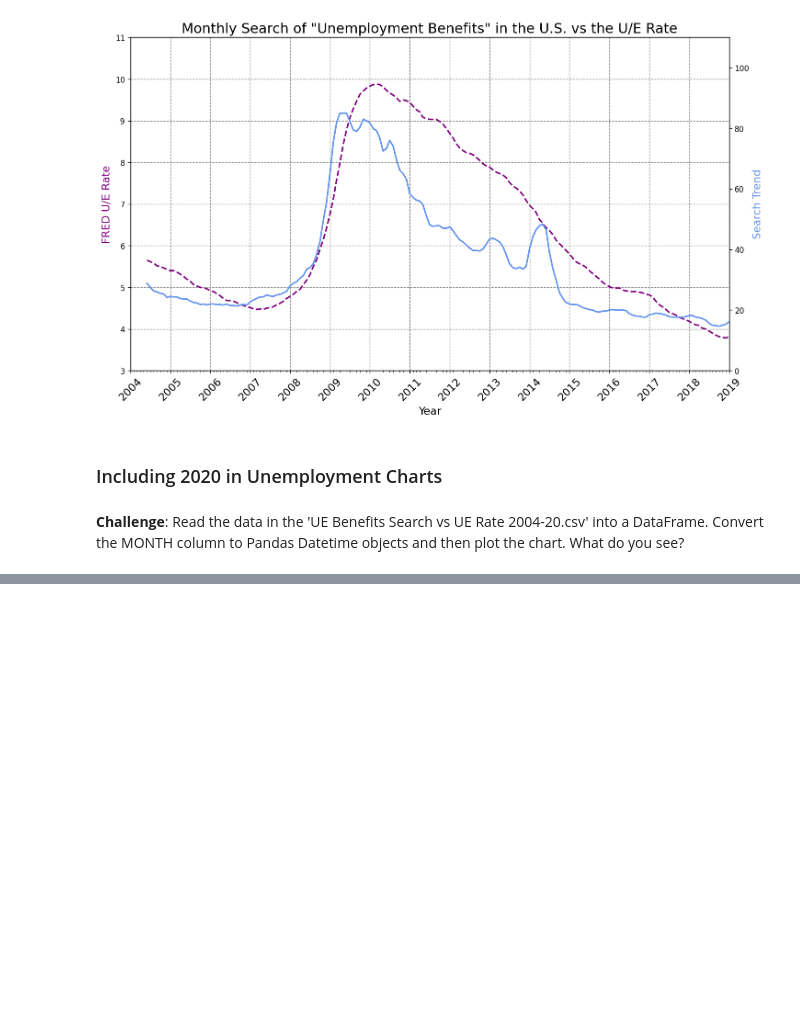
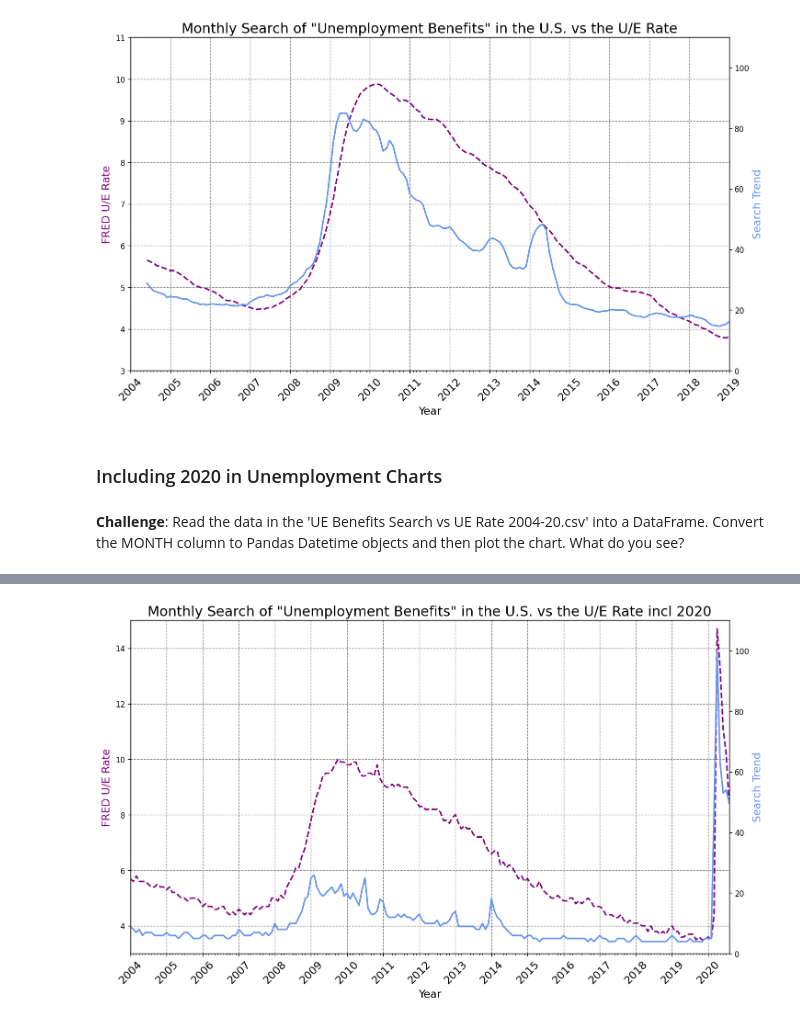
Before and after one commit to sojourn99/google-trends, a Jupyter notebook: Google_Trends_and_Data_Visualisation_(start).ipynb, the cells around one changed output, grey strips where cells are left out. Saved outputs shown, nothing was run; the diff lists cells and outputs as text; code cells hidden in the pictures; blank space fills up the shorter version.

Commit message:
data visualisation - unemployment: the effect of new data

```diff
--- a/Google_Trends_and_Data_Visualisation_(start).ipynb
+++ b/Google_Trends_and_Data_Visualisation_(start).ipynb
@@ -462,3 +462,7 @@ plt.show()
 ### Including 2020 in Unemployment Charts
 # %% [markdown]
 **Challenge**: Read the data in the 'UE Benefits Search vs UE Rate 2004-20.csv' into a DataFrame. Convert the MONTH column to Pandas Datetime objects and then plot the chart. What do you see?
+# %%
+df_unemployment_20 = pd.read_csv('UE Benefits Search vs UE Rate 2004-20.csv')
+df_unemployment_20.MONTH = pd.to_datetime(df_unemployment_20.MONTH)
+df_unemployment_20.head()
@@ -464,0 +476,26 @@ plt.show()
+# %%
+plt.figure(figsize=(14,8), dpi=120)
+plt.xticks(fontsize=14, rotation=45)
+plt.title('Monthly Search of "Unemployment Benefits" in the U.S. vs the U/E Rate incl 2020', fontsize=18)
+# plt.grid(axis='both', color='grey', linestyle='dashed', linewidth=1)
+
+ax1 = plt.gca() # get current axes
+ax2 = ax1.twinx() # create another axis that shares the same x-axis
+
+# Add styling
+ax1.grid(color='grey', linestyle='--')
+ax1.plot(df_unemployment_20.MONTH, df_unemployment_20.UNRATE, color='purple', linewidth=2, linestyle='dashed')
+ax2.plot(df_unemployment_20.MONTH, df_unemployment_20.UE_BENEFITS_WEB_SEARCH, color='cornflowerblue', linewidth=2) # or a named colour
+ax1.set_xlabel('Year', fontsize=14)
+ax1.set_ylabel('FRED U/E Rate', color='purple', fontsize=14)
+ax2.set_ylabel('Search Trend', color='cornflowerblue', fontsize=14)
+ax1.set_xlim([df_unemployment_20.MONTH.min(), df_unemployment_20.MONTH.max()])
+ax1.set_ylim(3, 15)
+ax2.set_ylim(0, 110)
+# format the ticks
+ax1.xaxis.set_major_locator(years)
+ax1.xaxis.set_major_formatter(years_fmt)
+ax1.xaxis.set_minor_locator(months)
+plt.show()
+# %% [output]
+[figure, added]
```
Also changed, not shown: parts of 1 cell of this notebook.
